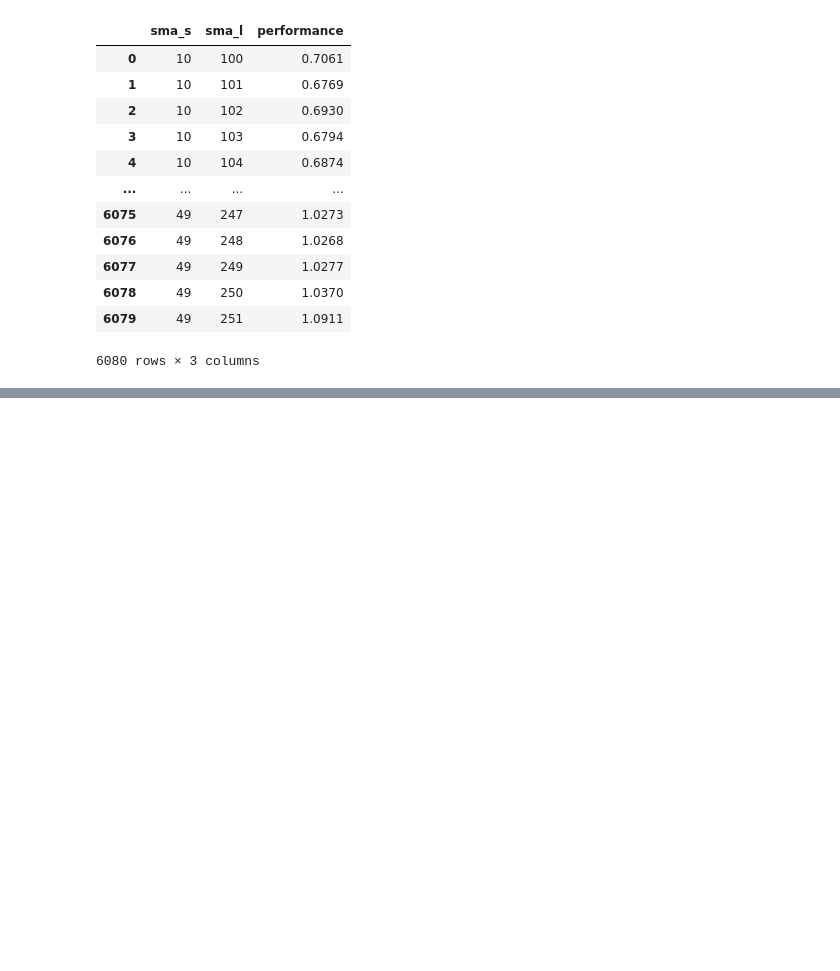
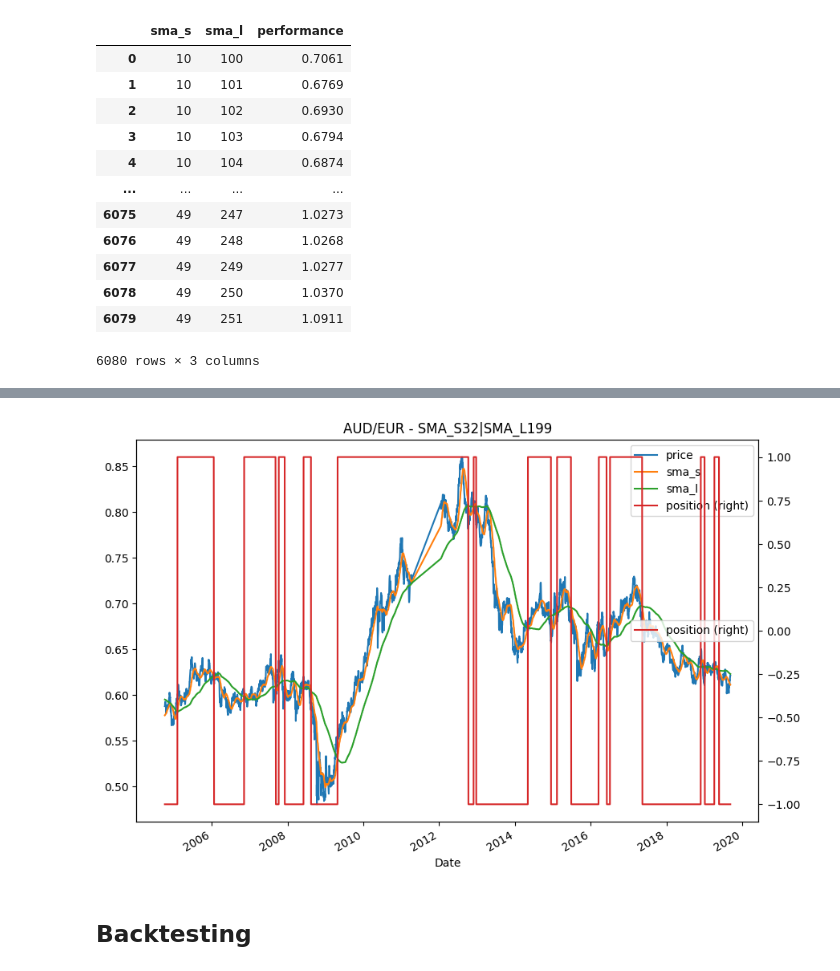
Before and after one commit to northpr/automated_trading, a Jupyter notebook: 032_sma_backtesting_class.ipynb, the cells around one changed output, grey strips where cells are left out. Saved outputs shown, nothing was run; the diff lists cells and outputs as text; code cells hidden in the pictures; blank space fills up the shorter version.

```diff
--- a/032_sma_backtesting_class.ipynb
+++ b/032_sma_backtesting_class.ipynb
@@ -156,0 +171,8 @@ tester.results_overview
+# %%
+sma_s = 32
+sma_l = 199
+
+df = pd.read_csv("data/forex_pairs.csv", parse_dates=["Date"], index_col="Date")
+df = df["AUDEUR=X"].to_frame()
+df.rename(columns={"AUDEUR=X":"price"}, inplace=True)
+df.head()
@@ -156,0 +187,6 @@ tester.results_overview
+# %%
+df["sma_s"] = df["price"].rolling(sma_s).mean()
+df["sma_l"] = df["price"].rolling(sma_l).mean()
+df.dropna(inplace=True)
+
+df
@@ -156,0 +208,3 @@ tester.results_overview
+# %%
+df["position"] = np.where(df["sma_s"] > df["sma_l"],1,-1)
+df
@@ -156,0 +226,7 @@ tester.results_overview
+# %%
+df.plot(figsize=(10,7), title=f"AUD/EUR - SMA_S{sma_s}|SMA_L{sma_l}", secondary_y="position")
+plt.legend();
+# %% [output]
+[figure, added]
+# %% [markdown]
+## Backtesting
```
Also changed, not shown: parts of 14 cells of this notebook.
